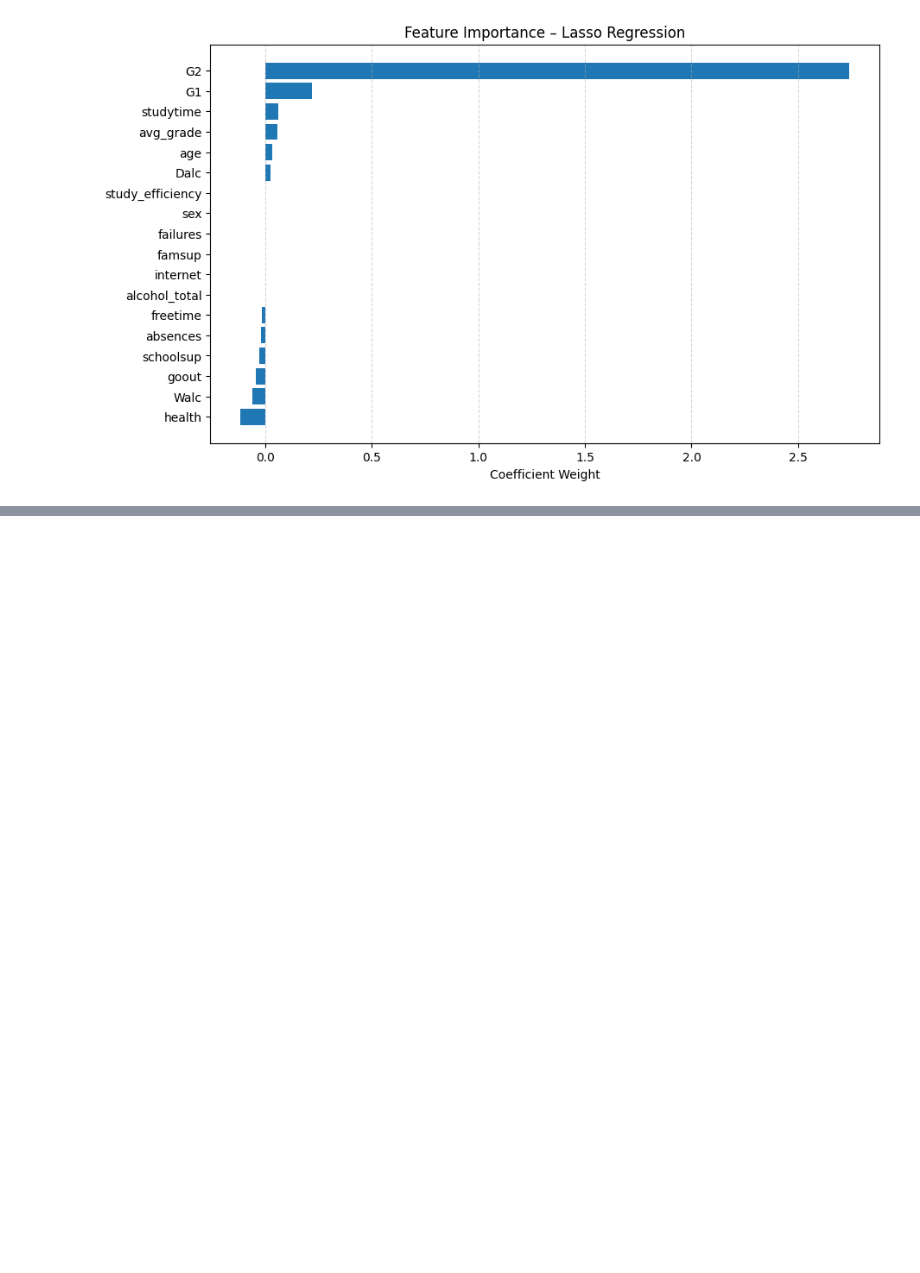
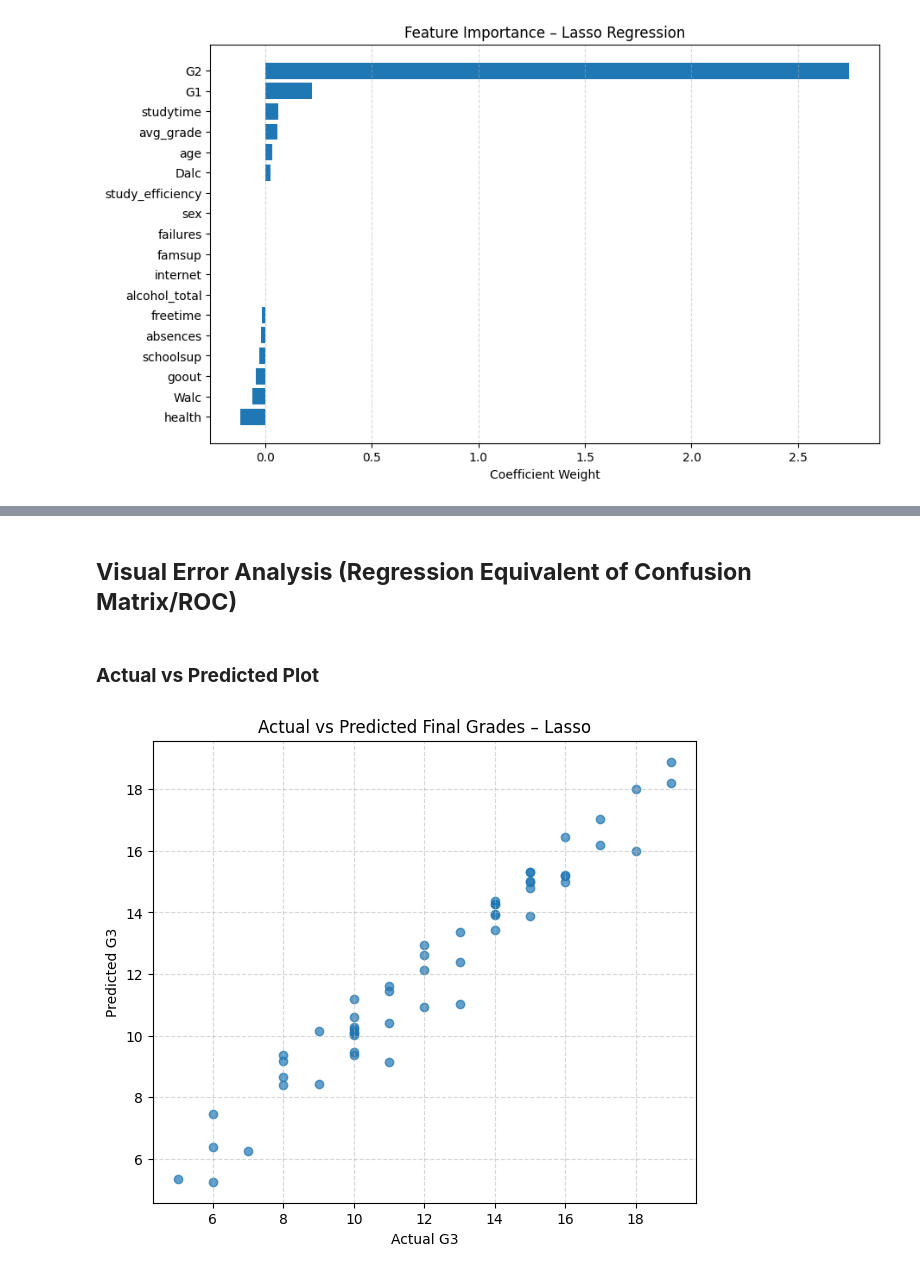
Before and after one commit to dileepamalshan1/student-academic-performance-analysis, a Jupyter notebook: notebooks/real_world_analytics.ipynb, the cells around one changed output, grey strips where cells are left out. Drawn from its saved outputs; the diff is of its cells as text; code cells hidden in the pictures; blank space fills up the shorter version.

```diff
--- a/notebooks/real_world_analytics.ipynb
+++ b/notebooks/real_world_analytics.ipynb
@@ -525,0 +563,14 @@ plt.show()
+# %% [markdown]
+## **Visual Error Analysis (Regression Equivalent of Confusion Matrix/ROC)**
+# %% [markdown]
+### **Actual vs Predicted Plot**
+# %%
+plt.figure(figsize=(7,6))
+plt.scatter(y_test, y_test_pred, alpha=0.7)
+plt.xlabel("Actual G3")
+plt.ylabel("Predicted G3")
+plt.title("Actual vs Predicted Final Grades – Lasso")
+plt.grid(True, linestyle="--", alpha=0.5)
+plt.show()
+# %% [output]
+[figure, added]
```
Also changed, not shown: parts of 13 cells of this notebook.
